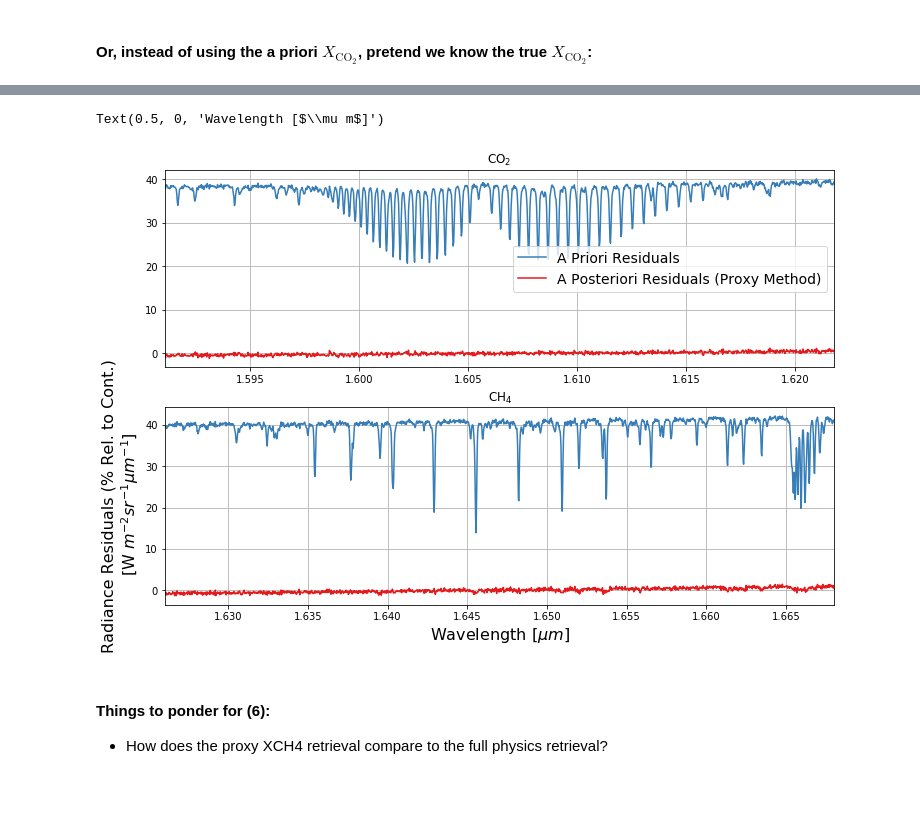
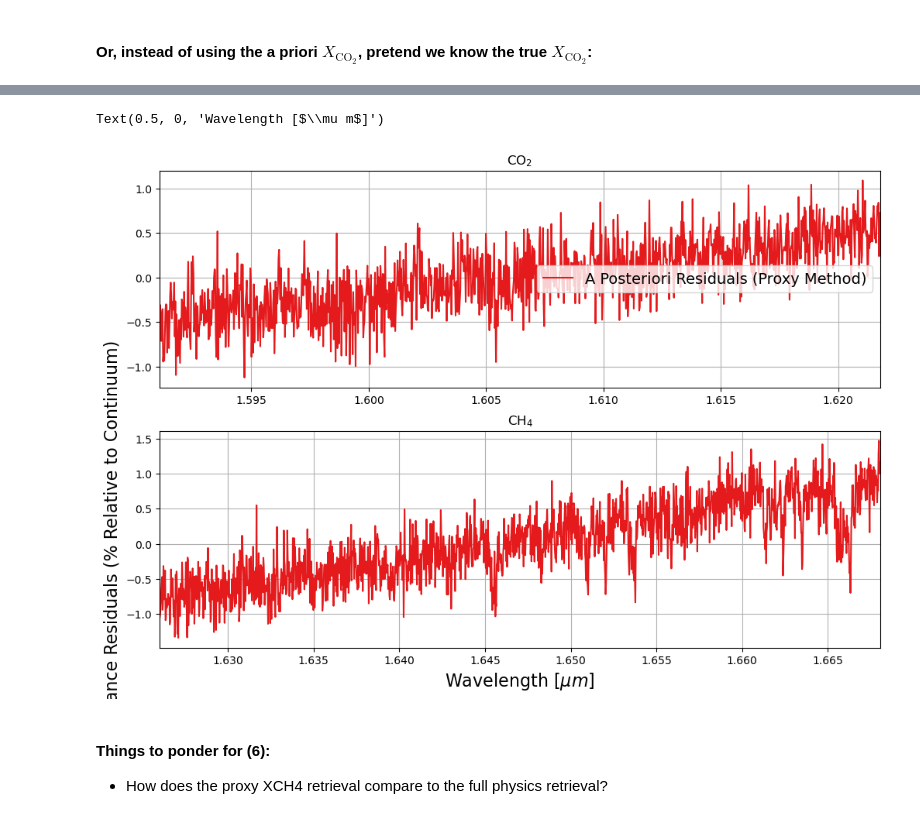
Before and after one commit to AgilentGCMS/ssim-ghg-2024, a Jupyter notebook: retrieval/toy_retrieval.ipynb, the cells around one changed output, grey strips where cells are left out. Drawn from its saved outputs; the diff is of its cells as text; code cells hidden in the pictures; blank space fills up the shorter version.

```diff
--- a/retrieval/toy_retrieval.ipynb
+++ b/retrieval/toy_retrieval.ipynb
@@ -813,21 +841,21 @@ Proxy XCH4 (error using true XCO2) = -17.69103 ppb
 # %%
 fig, ax = plt.subplots(2, 1, figsize=(12,8))
-ax[0].plot(model_prior_proxy_co2.band_wl[0], (model_prior_proxy_co2.R_band[0] - model_true_proxy_co2.R_band[1])/(model_true_proxy_co2.R_band[1].max())*100.,label="A Priori Residuals",c='#377eb8')
+#ax[0].plot(model_prior_proxy_co2.band_wl[0], (model_prior_proxy_co2.R_band[0] - model_true_proxy_co2.R_band[1])/(model_true_proxy_co2.R_band[1].max())*100.,label="A Priori Residuals",c='#377eb8')
 ax[0].plot(model_prior_proxy_co2.band_wl[0], (model_ret_proxy_co2.R_band[0] - model_true_proxy_co2.R_band[1])/(model_true_proxy_co2.R_band[1].max())*100.,label="A Posteriori Residuals (Proxy Method)",c='#e41a1c')
 ax[0].set_title("CO"+r'$_2$')
 ax[0].set_xlim(min(model_prior_proxy_co2.band_wl[0]),max(model_prior_proxy_co2.band_wl[0]))
 ax[0].grid(True)
 ax[0].legend(loc="center right",fontsize=14)
-ax[1].plot(model_prior_proxy_ch4.band_wl[0], (model_prior_proxy_ch4.R_band[0] - model_true_proxy_ch4.R_band[2])/(model_true_proxy_ch4.R_band[2].max())*100.,c='#377eb8')
+#ax[1].plot(model_prior_proxy_ch4.band_wl[0], (model_prior_proxy_ch4.R_band[0] - model_true_proxy_ch4.R_band[2])/(model_true_proxy_ch4.R_band[2].max())*100.,c='#377eb8')
 ax[1].plot(model_prior_proxy_ch4.band_wl[0], (model_ret_proxy_ch4.R_band[0] - model_true_proxy_ch4.R_band[2])/(model_true_proxy_ch4.R_band[2].max())*100.,c='#e41a1c')
 ax[1].set_xlim(min(model_prior_proxy_ch4.band_wl[0]),max(model_prior_proxy_ch4.band_wl[0]))
 ax[1].set_ylabel('Radiance Residuals (% Relative to Continuum)',size=16)
 ax[1].set_title("CH"+r'$_4$')
 ax[1].grid(True)
 ax[1].set_xlabel('Wavelength ['+r'$\mu m$'+']',size=16)
 # %% [output]
 Text(0.5, 0, 'Wavelength [$\\mu m$]')
-[figure, old version]
+[figure, new version]
 # %% [markdown]
 #### Things to ponder for (6):
 *   How does the proxy XCH4 retrieval compare to the full physics retrieval?
```
Also changed, not shown: parts of 22 cells of this notebook, 2 other files.
